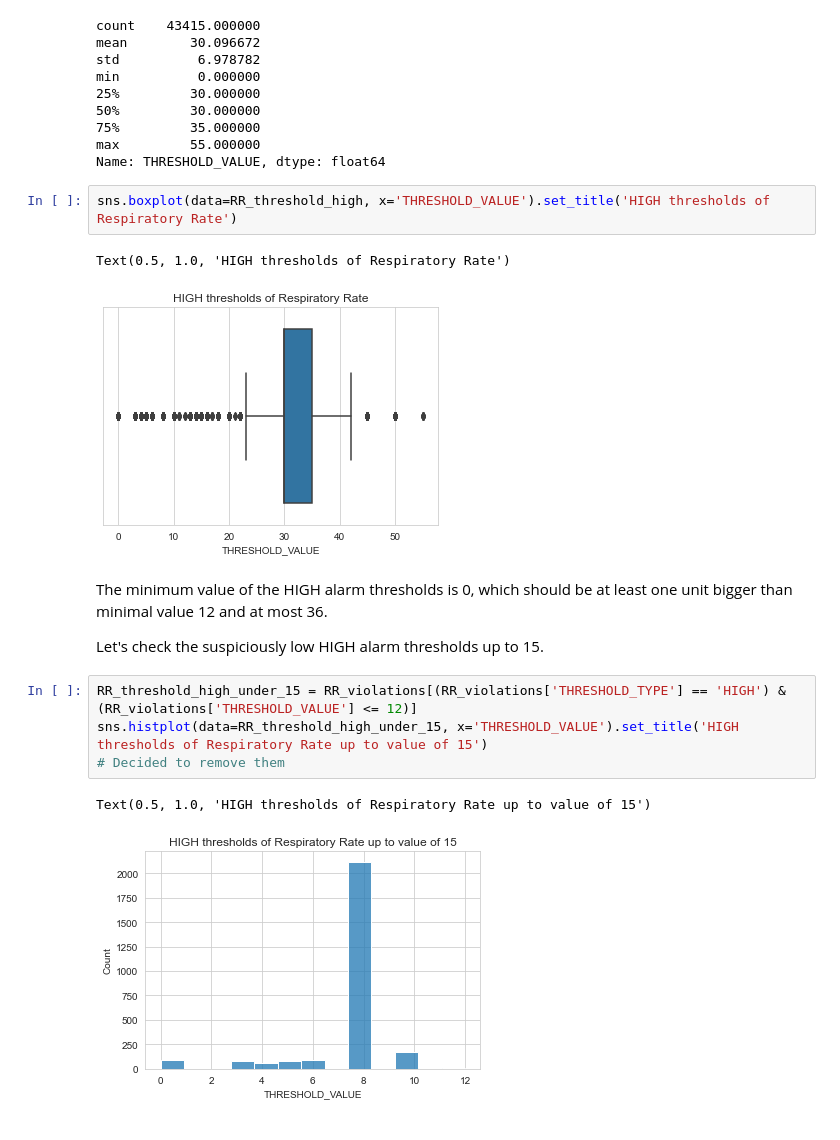
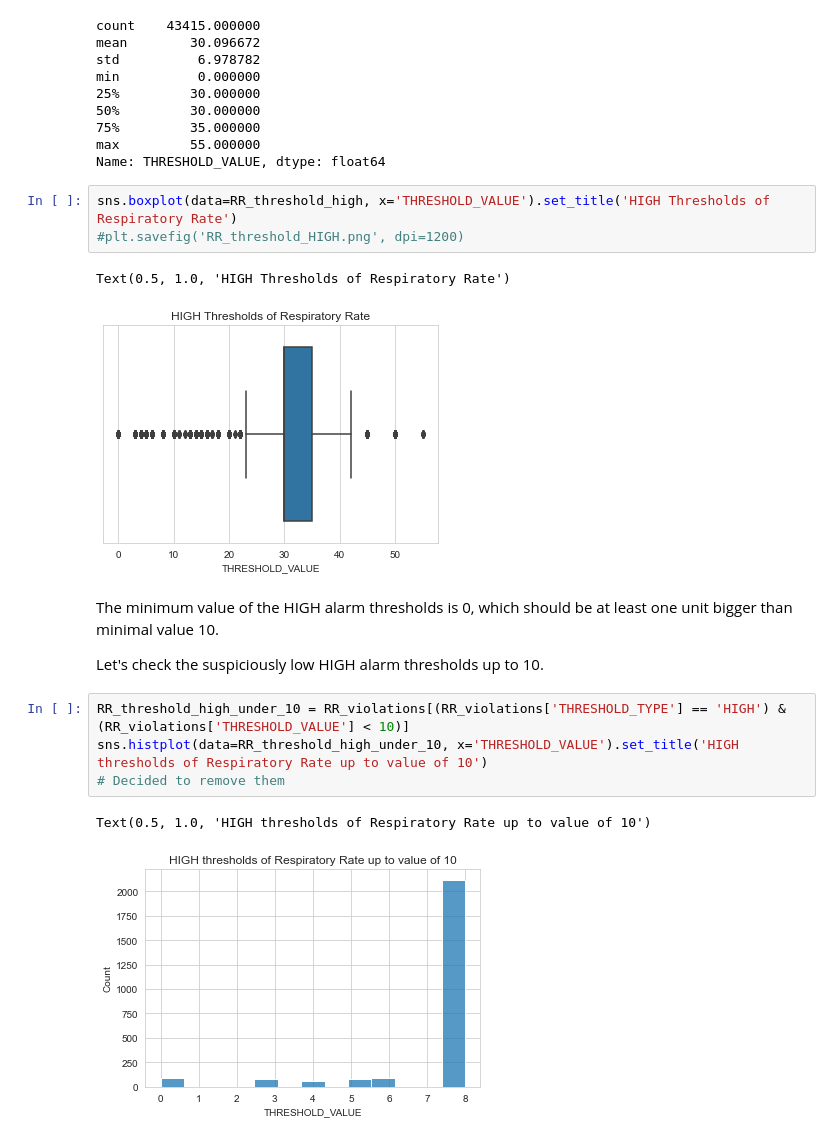
Before and after one commit to denise97/dhl2021, a Jupyter notebook: alarm_violations_analysis_RR.ipynb, the cells around one changed output. Cells and saved outputs as stored; diff of their text form.

Commit message:
Fix thresholds and add multiple bar chart

```diff
--- a/alarm_violations_analysis_RR.ipynb
+++ b/alarm_violations_analysis_RR.ipynb
@@ -217,21 +221,22 @@ min          0.000000
 max         55.000000
 Name: THRESHOLD_VALUE, dtype: float64
 # %%
-sns.boxplot(data=RR_threshold_high, x='THRESHOLD_VALUE').set_title('HIGH thresholds of Respiratory Rate')
+sns.boxplot(data=RR_threshold_high, x='THRESHOLD_VALUE').set_title('HIGH Thresholds of Respiratory Rate')
+#plt.savefig('RR_threshold_HIGH.png', dpi=1200)
 # %% [output]
-Text(0.5, 1.0, 'HIGH thresholds of Respiratory Rate')
+Text(0.5, 1.0, 'HIGH Thresholds of Respiratory Rate')
 [figure]
 # %% [markdown]
-The minimum value of the HIGH alarm thresholds is 0, which should be at least one unit bigger than minimal value 12 and at most 36.
+The minimum value of the HIGH alarm thresholds is 0, which should be at least one unit bigger than minimal value 10.
 
-Let's check the suspiciously low HIGH alarm thresholds up to 15.
+Let's check the suspiciously low HIGH alarm thresholds up to 10.
 # %%
-RR_threshold_high_under_15 = RR_violations[(RR_violations['THRESHOLD_TYPE'] == 'HIGH') & (RR_violations['THRESHOLD_VALUE'] <= 12)]
-sns.histplot(data=RR_threshold_high_under_15, x='THRESHOLD_VALUE').set_title('HIGH thresholds of Respiratory Rate up to value of 15')
+RR_threshold_high_under_10 = RR_violations[(RR_violations['THRESHOLD_TYPE'] == 'HIGH') & (RR_violations['THRESHOLD_VALUE'] < 10)]
+sns.histplot(data=RR_threshold_high_under_10, x='THRESHOLD_VALUE').set_title('HIGH thresholds of Respiratory Rate up to value of 10')
 # Decided to remove them
 # %% [output]
-Text(0.5, 1.0, 'HIGH thresholds of Respiratory Rate up to value of 15')
+Text(0.5, 1.0, 'HIGH thresholds of Respiratory Rate up to value of 10')
-[figure, old version]
+[figure, new version]
 # %%
 RR_threshold_high_over_36 = RR_violations[(RR_violations['THRESHOLD_TYPE'] == 'HIGH') & (RR_violations['THRESHOLD_VALUE'] > 36)]
 sns.histplot(data=RR_threshold_high_over_36, x='THRESHOLD_VALUE').set_title('HIGH thresholds of Respiratory Rate with values from 36 onwards')
```
Also changed, not shown: parts of 13 cells of this notebook.
